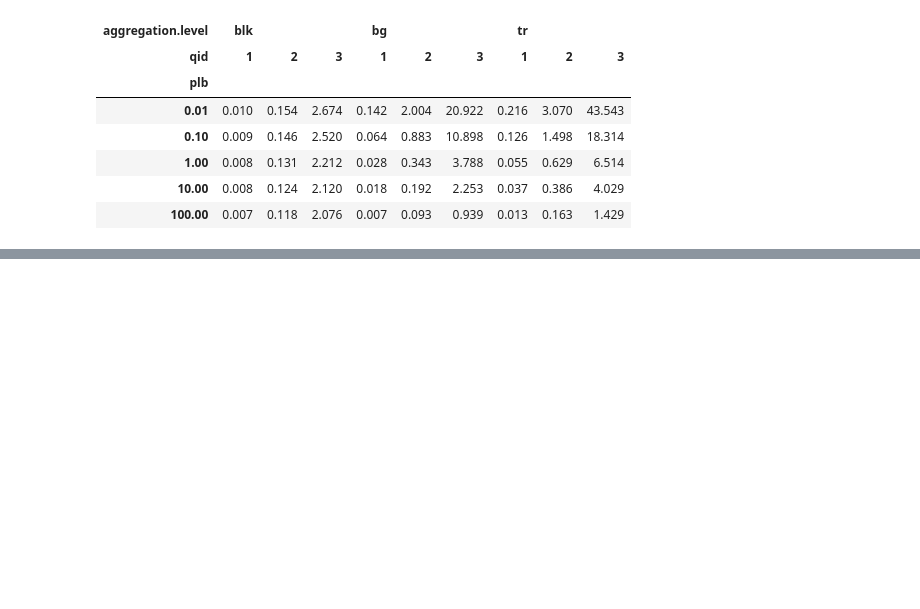
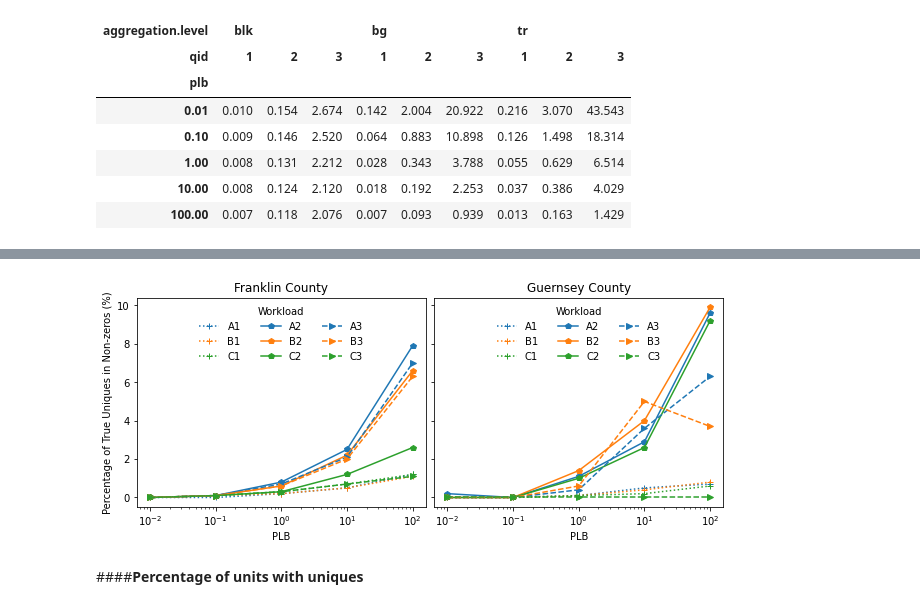
Before and after one commit to linyuehzzz/tda-eval, a Jupyter notebook: plot.ipynb, the cells around one changed output, grey strips where cells are left out. Saved outputs shown, nothing was run; the diff lists cells and outputs as text; code cells hidden in the pictures; blank space fills up the shorter version.

```diff
--- a/plot.ipynb
+++ b/plot.ipynb
@@ -175,0 +222,17 @@ plt.savefig('data/tables/acc.eps', format='eps')
+# %%
+%cd "/content/gdrive/My Drive/Colab Notebooks/census_privacy"
+import pandas as pd
+
+df = pd.read_csv('data/tables/uni_pct.csv')
+
+## Franklin, block level
+df_f_blk = df[df["county"] == "Franklin"]
+df_f_blk = df_f_blk.pivot_table(index='plb', columns=['aggregation.level', 'qid'], values='pct')
+df_f_blk = df_f_blk[['blk', 'bg', 'tr']]
+
+## Guernsey, tract level
+df_g_blk = df[df["county"] == "Guernsey"]
+df_g_blk = df_g_blk.pivot_table(index='plb', columns=['aggregation.level', 'qid'], values='pct')
+df_g_blk = df_g_blk[['blk', 'bg', 'tr']]
+
+df_g_blk
@@ -175,0 +249,27 @@ plt.savefig('data/tables/acc.eps', format='eps')
+# %%
+import matplotlib.pyplot as plt
+
+fig, axes = plt.subplots(nrows=1, ncols=2, sharex=True, sharey=True, figsize = (10,5))
+
+## Franklin
+ax = df_f_blk.plot(xticks=df_f_blk.index, style=['+:C0','+:C1','+:C2','p-C0','p-C1','p-C2','>--C0','>--C1','>--C2'],
+                   xlabel='PLB', ylabel='Percentage of True Uniques in Non-zeros (%)', ax=axes[0])
+ax.set_xscale('log')
+ax.legend(title='Workload', labels=['A1', 'B1', 'C1', 'A2', 'B2', 'C2', 'A3', 'B3', 'C3'], frameon=False,
+          loc='upper center', ncol=3)
+ax.set_title("Franklin County")
+
+## Guernsey
+ax = df_g_blk.plot(xticks=df_g_blk.index, style=['+:C0','+:C1','+:C2','p-C0','p-C1','p-C2','>--C0','>--C1','>--C2'],
+                   xlabel='PLB', ylabel='Percentage of True Uniques in Non-zeros (%)', ax=axes[1])
+ax.set_xscale('log')
+ax.legend(title='Workload', labels=['A1', 'B1', 'C1', 'A2', 'B2', 'C2', 'A3', 'B3', 'C3'], frameon=False,
+          loc='upper center', ncol=3)
+ax.set_title("Guernsey County")
+
+plt.tight_layout(pad=5, w_pad=0.5, h_pad=1.0)
+plt.savefig('data/tables/uni_pct.eps', format='eps')
+# %% [output]
+[figure, added]
+# %% [markdown]
+####**Percentage of units with uniques**
```
Also changed, not shown: parts of 9 cells of this notebook.
